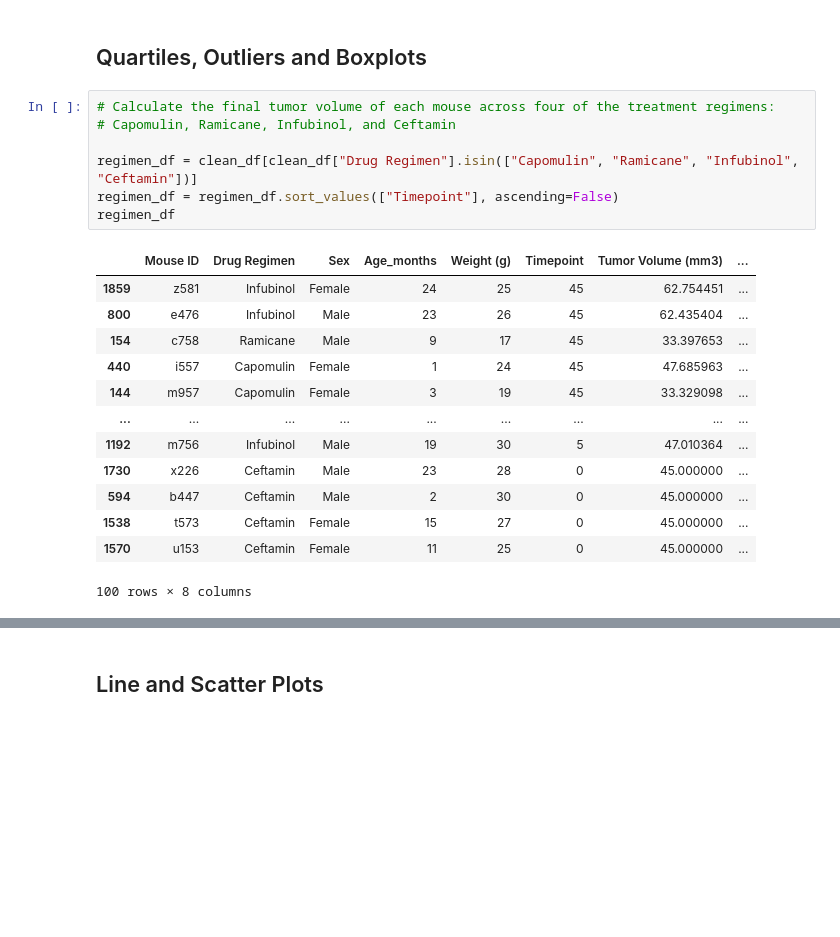
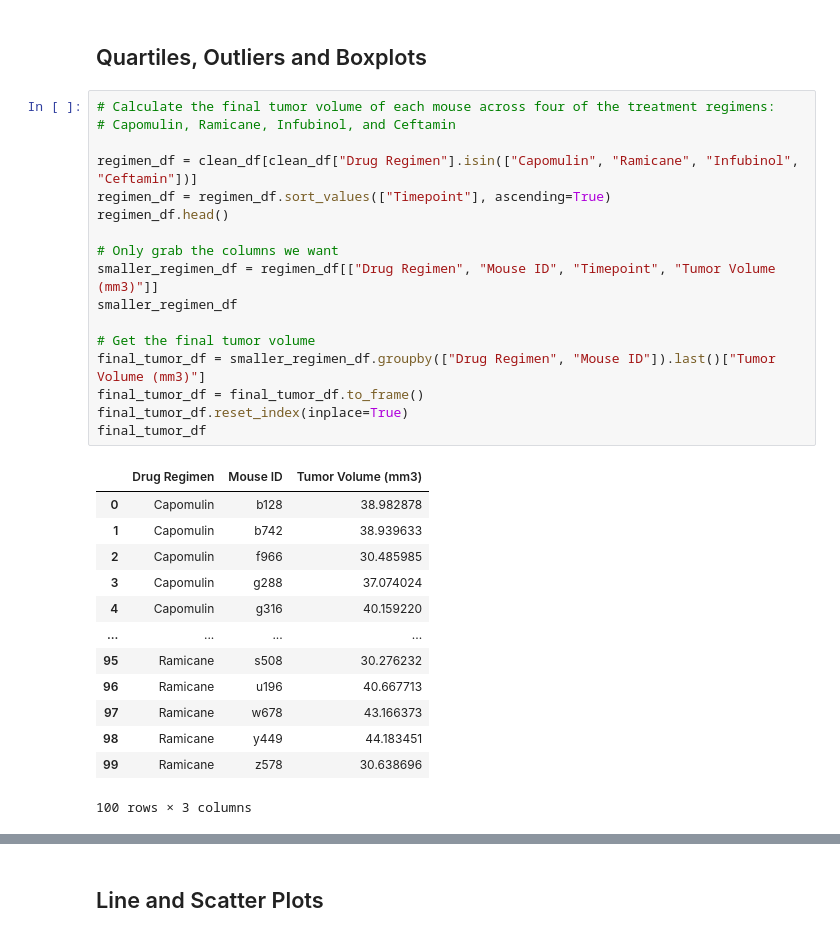
Before and after one commit to dvolz1130/matplotlib-challenge, a Jupyter notebook: pymaceuticals_starter.ipynb, the cells around one changed output, grey strips where cells are left out. Saved outputs shown, nothing was run; the diff lists cells and outputs as text; blank space fills up the shorter version.

```diff
--- a/pymaceuticals_starter.ipynb
+++ b/pymaceuticals_starter.ipynb
@@ -237,23 +242,33 @@ plt.show()
 # %%
 # Calculate the final tumor volume of each mouse across four of the treatment regimens:
 # Capomulin, Ramicane, Infubinol, and Ceftamin
 
 regimen_df = clean_df[clean_df["Drug Regimen"].isin(["Capomulin", "Ramicane", "Infubinol", "Ceftamin"])]
-regimen_df = regimen_df.sort_values(["Timepoint"], ascending=False)
-regimen_df
+regimen_df = regimen_df.sort_values(["Timepoint"], ascending=True)
+regimen_df.head()
+
+# Only grab the columns we want
+smaller_regimen_df = regimen_df[["Drug Regimen", "Mouse ID", "Timepoint", "Tumor Volume (mm3)"]]
+smaller_regimen_df
+
+# Get the final tumor volume
+final_tumor_df = smaller_regimen_df.groupby(["Drug Regimen", "Mouse ID"]).last()["Tumor Volume (mm3)"]
+final_tumor_df = final_tumor_df.to_frame()
+final_tumor_df.reset_index(inplace=True)
+final_tumor_df
 # %% [output]
-|  | Mouse ID | Drug Regimen | Sex | Age_months | Weight (g) | Timepoint | Tumor Volume (mm3) | ... |
-| 1859 | z581 | Infubinol | Female | 24 | 25 | 45 | 62.754451 | ... |
-| 800 | e476 | Infubinol | Male | 23 | 26 | 45 | 62.435404 | ... |
-| 154 | c758 | Ramicane | Male | 9 | 17 | 45 | 33.397653 | ... |
-| 440 | i557 | Capomulin | Female | 1 | 24 | 45 | 47.685963 | ... |
-| 144 | m957 | Capomulin | Female | 3 | 19 | 45 | 33.329098 | ... |
-| ... | ... | ... | ... | ... | ... | ... | ... | ... |
-| 1192 | m756 | Infubinol | Male | 19 | 30 | 5 | 47.010364 | ... |
-| 1730 | x226 | Ceftamin | Male | 23 | 28 | 0 | 45.000000 | ... |
-| 594 | b447 | Ceftamin | Male | 2 | 30 | 0 | 45.000000 | ... |
-| 1538 | t573 | Ceftamin | Female | 15 | 27 | 0 | 45.000000 | ... |
-| 1570 | u153 | Ceftamin | Female | 11 | 25 | 0 | 45.000000 | ... |
+|  | Drug Regimen | Mouse ID | Tumor Volume (mm3) |
+| 0 | Capomulin | b128 | 38.982878 |
+| 1 | Capomulin | b742 | 38.939633 |
+| 2 | Capomulin | f966 | 30.485985 |
+| 3 | Capomulin | g288 | 37.074024 |
+| 4 | Capomulin | g316 | 40.159220 |
+| ... | ... | ... | ... |
+| 95 | Ramicane | s508 | 30.276232 |
+| 96 | Ramicane | u196 | 40.667713 |
+| 97 | Ramicane | w678 | 43.166373 |
+| 98 | Ramicane | y449 | 44.183451 |
+| 99 | Ramicane | z578 | 30.638696 |
-100 rows × 8 columns
+100 rows × 3 columns
 # %%
 # Put treatments into a list for for loop (and later for plot labels)
```
Also changed, not shown: parts of 10 cells of this notebook.
